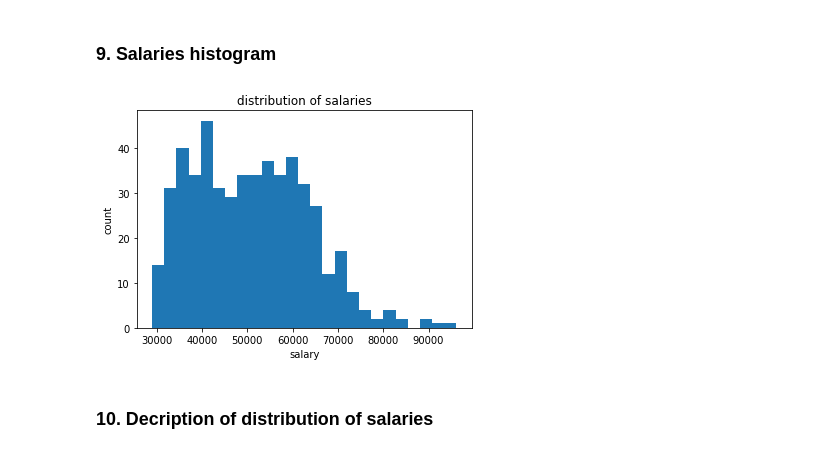
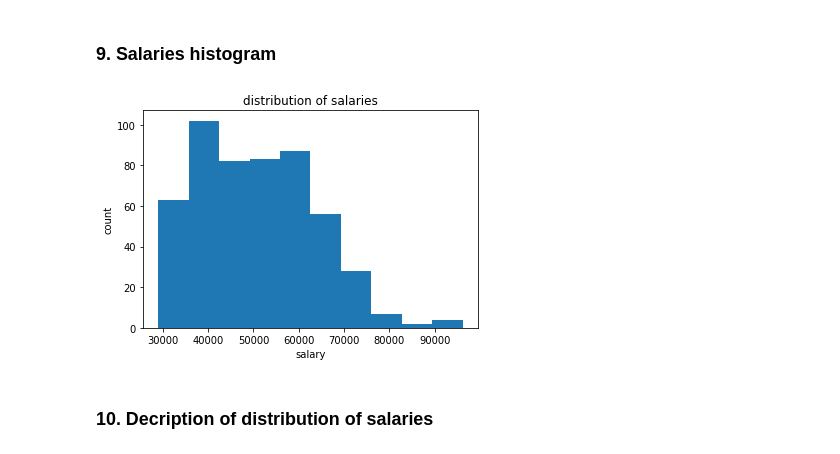
Before and after one commit to masaimahapa/employee-salaries, a Jupyter notebook: employee_salaries.ipynb, the cells around one changed output. Saved outputs shown, nothing was run; the diff lists cells and outputs as text; code cells hidden in the pictures.

```diff
--- a/employee_salaries.ipynb
+++ b/employee_salaries.ipynb
@@ -172,13 +172,13 @@ plt.show()
 # %% [markdown]
 ### 9. Salaries histogram
 # %%
-plt.hist(salaries.salary, bins=25)
+plt.hist(salaries.salary, bins=10)
 plt.title('distribution of salaries')
 plt.xlabel('salary')
 plt.ylabel('count')
 plt.show()
 # %% [output]
-[figure, old version]
+[figure, new version]
 # %% [markdown]
 ### 10. Decription of distribution of salaries
 # %% [markdown]
```
Also changed, not shown: parts of 5 cells of this notebook.
